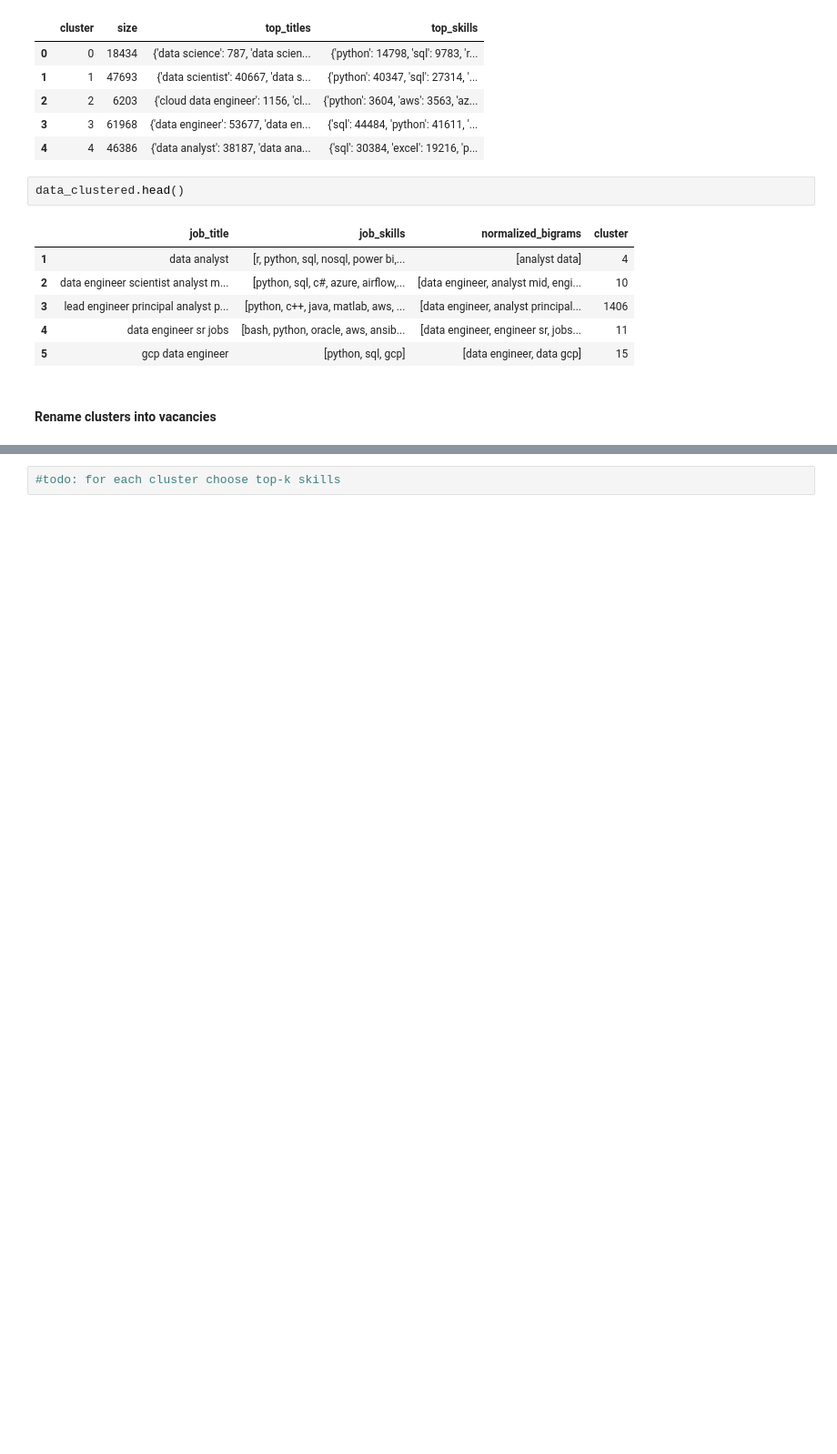
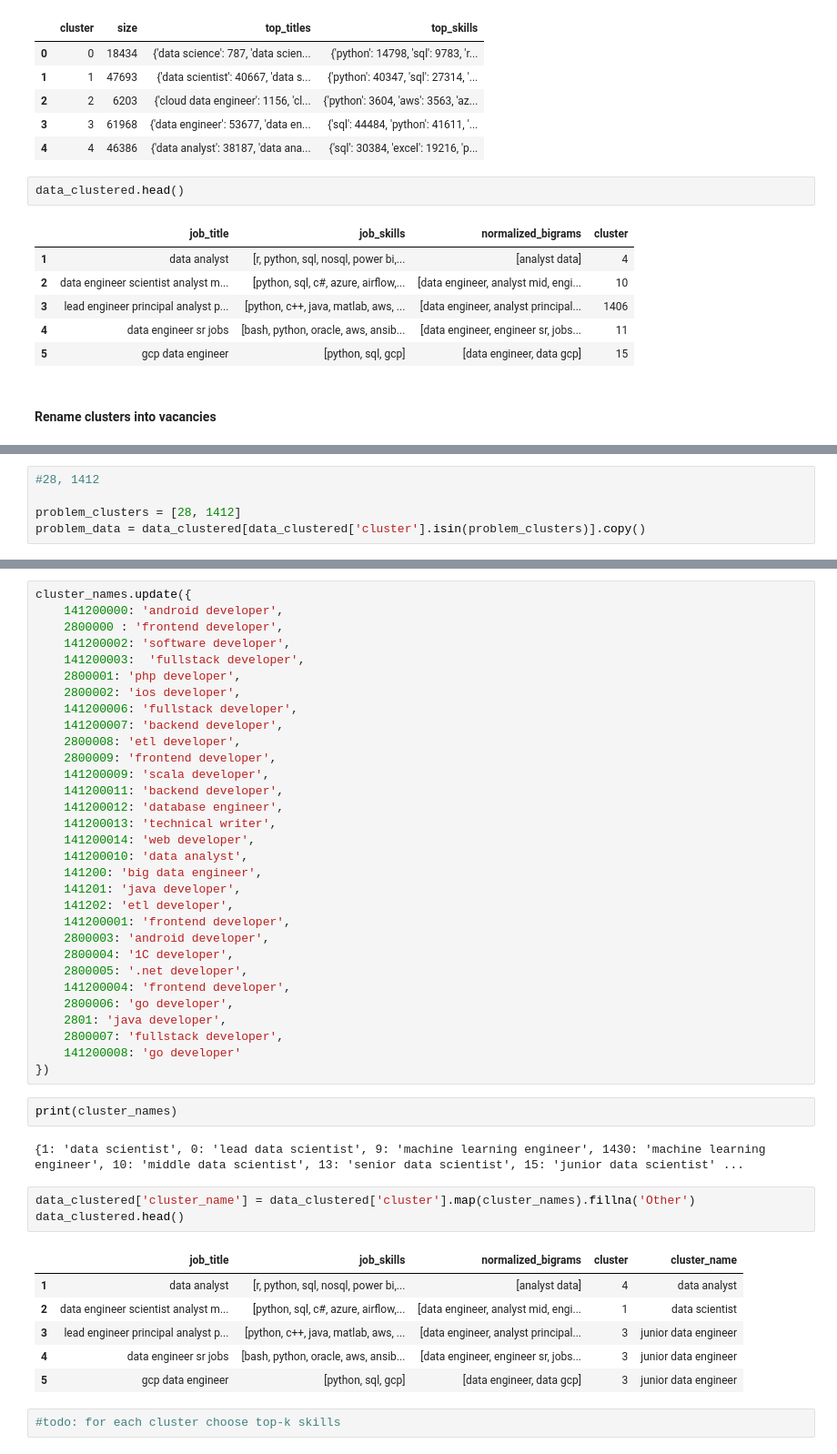
Before and after one commit to IU-Capstone-Project-2025/KIZAK, a Jupyter notebook: ml/jv_mapping.ipynb, the cells around one changed output, grey strips where cells are left out. Shown at 91% size. Cells and saved outputs as stored; diff of their text form; blank space fills up the shorter version.

Commit message:
need to merge clusters and pick top skills

```diff
--- a/ml/jv_mapping.ipynb
+++ b/ml/jv_mapping.ipynb
@@ -837,0 +844,5 @@ data_clustered['cluster_name'] = data_clustered['cluster'].map(cluster_names).fi
+# %%
+#28, 1412
+
+problem_clusters = [28, 1412]
+problem_data = data_clustered[data_clustered['cluster'].isin(problem_clusters)].copy()
@@ -838,2 +1034,47 @@ data_clustered['cluster_name'] = data_clustered['cluster'].map(cluster_names).fi
+# %%
+cluster_names.update({
+    141200000: 'android developer',
+    2800000 : 'frontend developer',
+    141200002: 'software developer',
+    141200003:  'fullstack developer',
+    2800001: 'php developer',
+    2800002: 'ios developer',
+    141200006: 'fullstack developer',
+    141200007: 'backend developer',
+    2800008: 'etl developer',
+    2800009: 'frontend developer',
+    141200009: 'scala developer',
+    141200011: 'backend developer',
+    141200012: 'database engineer',
+    141200013: 'technical writer',
+    141200014: 'web developer',
+    141200010: 'data analyst',
+    141200: 'big data engineer',
+    141201: 'java developer',
+    141202: 'etl developer',
+    141200001: 'frontend developer',
+    2800003: 'android developer',
+    2800004: '1C developer',
+    2800005: '.net developer',
+    141200004: 'frontend developer',
+    2800006: 'go developer',
+    2801: 'java developer',
+    2800007: 'fullstack developer',
+    141200008: 'go developer'
+})
+# %%
+print(cluster_names)
+# %% [output]
+{1: 'data scientist', 0: 'lead data scientist', 9: 'machine learning engineer', 1430: 'machine learning engineer', 10: 'middle data scientist', 13: 'senior data scientist', 15: 'junior data scientist' ...
+# %%
+data_clustered['cluster_name'] = data_clustered['cluster'].map(cluster_names).fillna('Other')
+data_clustered.head()
+# %% [output]
+|  | job_title | job_skills | normalized_bigrams | cluster | cluster_name |
+| 1 | data analyst | [r, python, sql, nosql, power bi,... | [analyst data] | 4 | data analyst |
+| 2 | data engineer scientist analyst m... | [python, sql, c#, azure, airflow,... | [data engineer, analyst mid, engi... | 1 | data scientist |
+| 3 | lead engineer principal analyst p... | [python, c++, java, matlab, aws, ... | [data engineer, analyst principal... | 3 | junior data engineer |
+| 4 | data engineer sr jobs | [bash, python, oracle, aws, ansib... | [data engineer, engineer sr, jobs... | 3 | junior data engineer |
+| 5 | gcp data engineer | [python, sql, gcp] | [data engineer, data gcp] | 3 | junior data engineer |
 # %%
 #todo: for each cluster choose top-k skills
```
Also changed, not shown: parts of 9 cells of this notebook.
